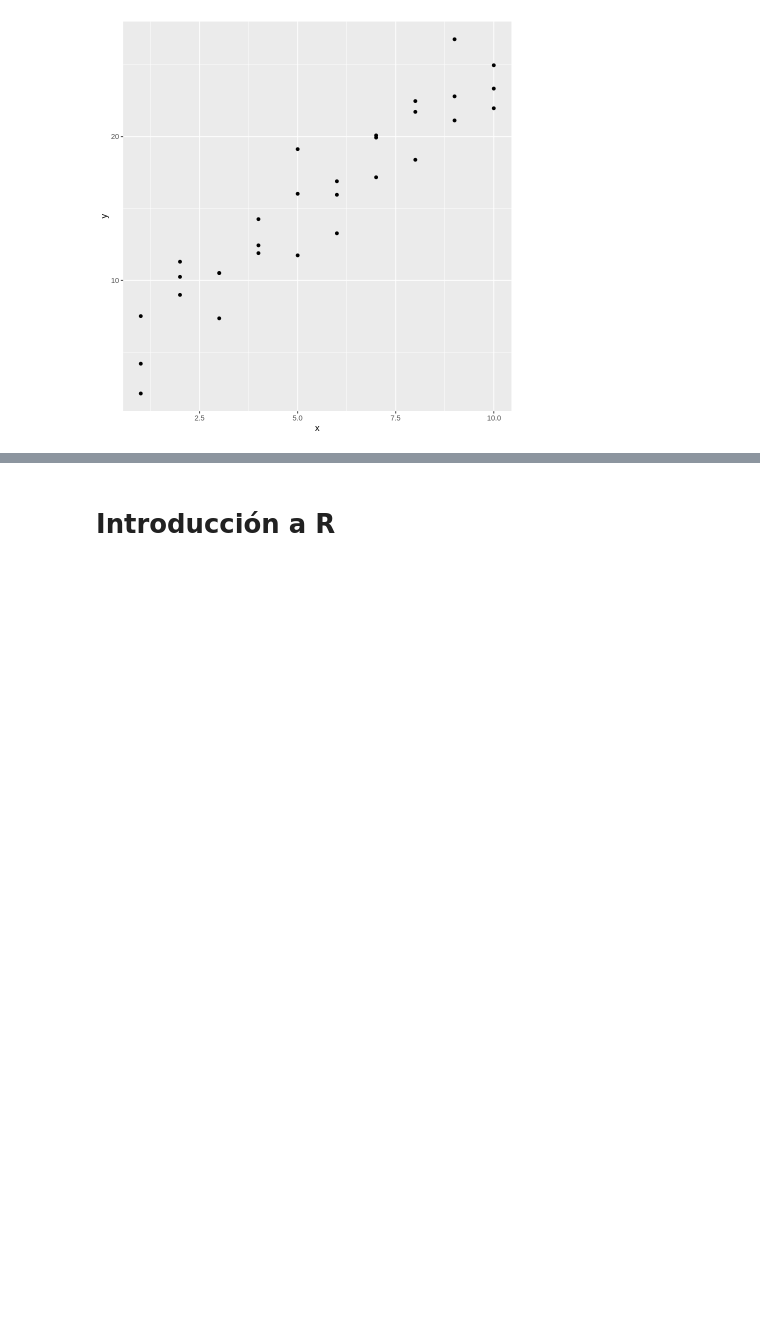
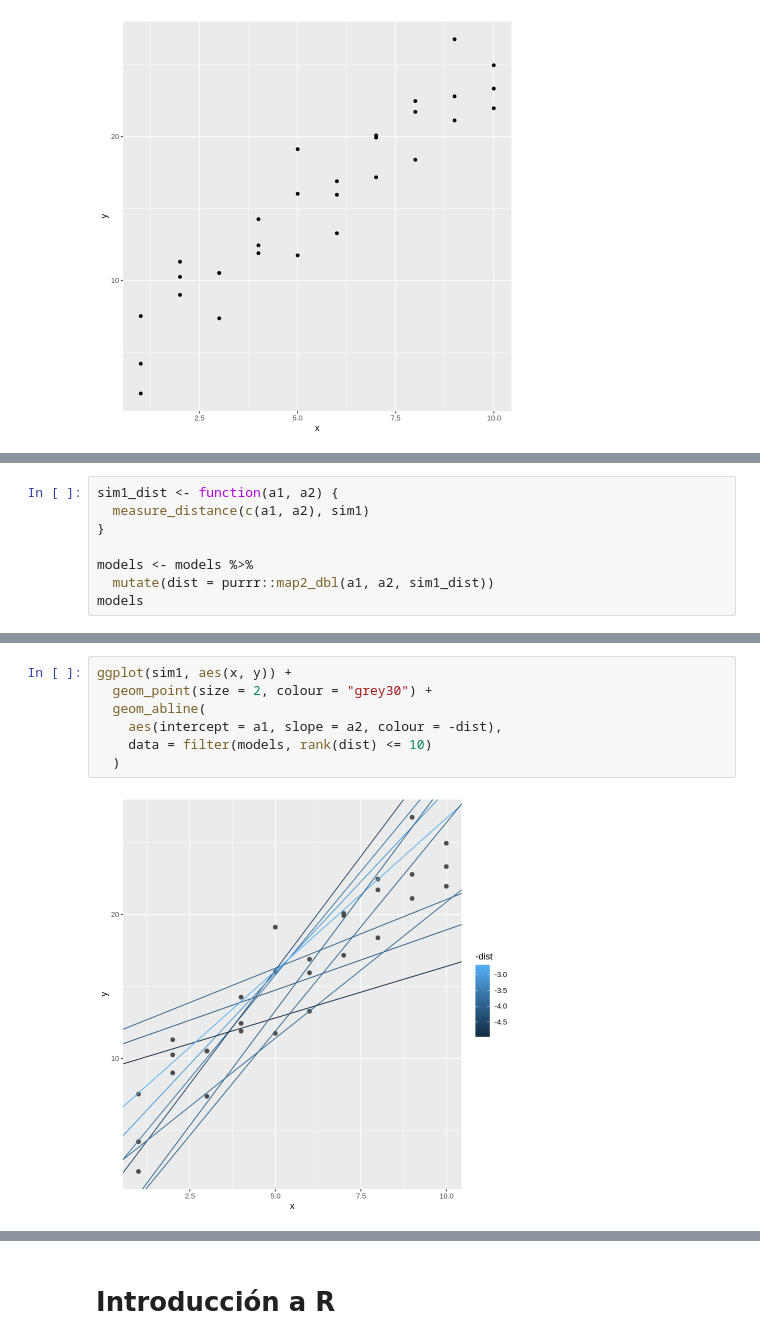
Before and after one commit to lalopezabc123/csv, a Jupyter notebook: Trabajando con R-09-02-2023.ipynb, the cells around one changed output, grey strips where cells are left out. Saved outputs shown, nothing was run; the diff lists cells and outputs as text; blank space fills up the shorter version.

```diff
--- a/Trabajando con R-09-02-2023.ipynb
+++ b/Trabajando con R-09-02-2023.ipynb
@@ -31,0 +62,8 @@ ggplot(sim1, aes(x, y)) +
+# %%
+sim1_dist <- function(a1, a2) {
+  measure_distance(c(a1, a2), sim1)
+}
+
+models <- models %>%
+  mutate(dist = purrr::map2_dbl(a1, a2, sim1_dist))
+models
@@ -31,0 +90,9 @@ ggplot(sim1, aes(x, y)) +
+# %%
+ggplot(sim1, aes(x, y)) +
+  geom_point(size = 2, colour = "grey30") +
+  geom_abline(
+    aes(intercept = a1, slope = a2, colour = -dist),
+    data = filter(models, rank(dist) <= 10)
+  )
+# %% [output]
+[figure, added]
```
Also changed, not shown: parts of 7 cells of this notebook.
